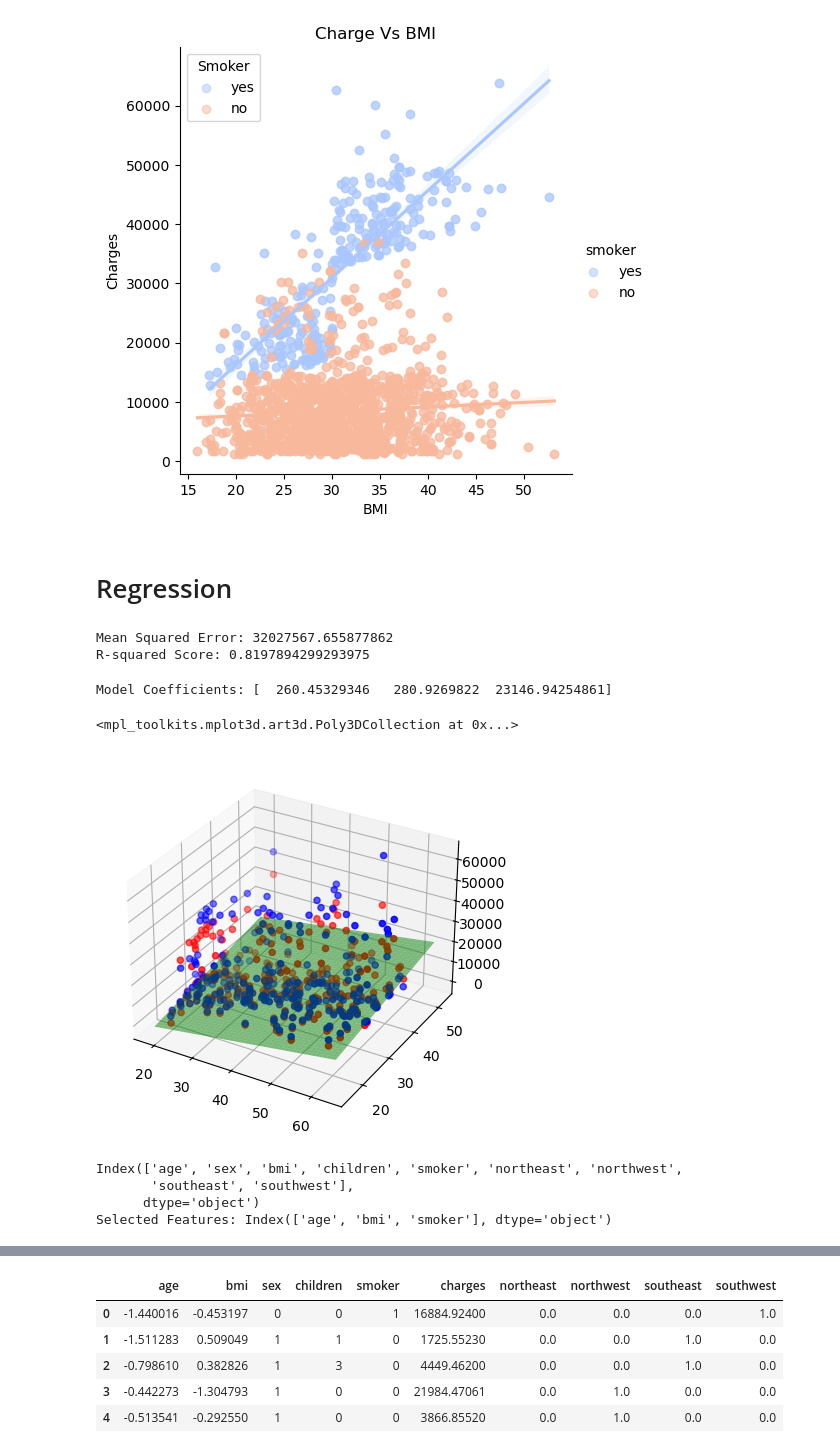
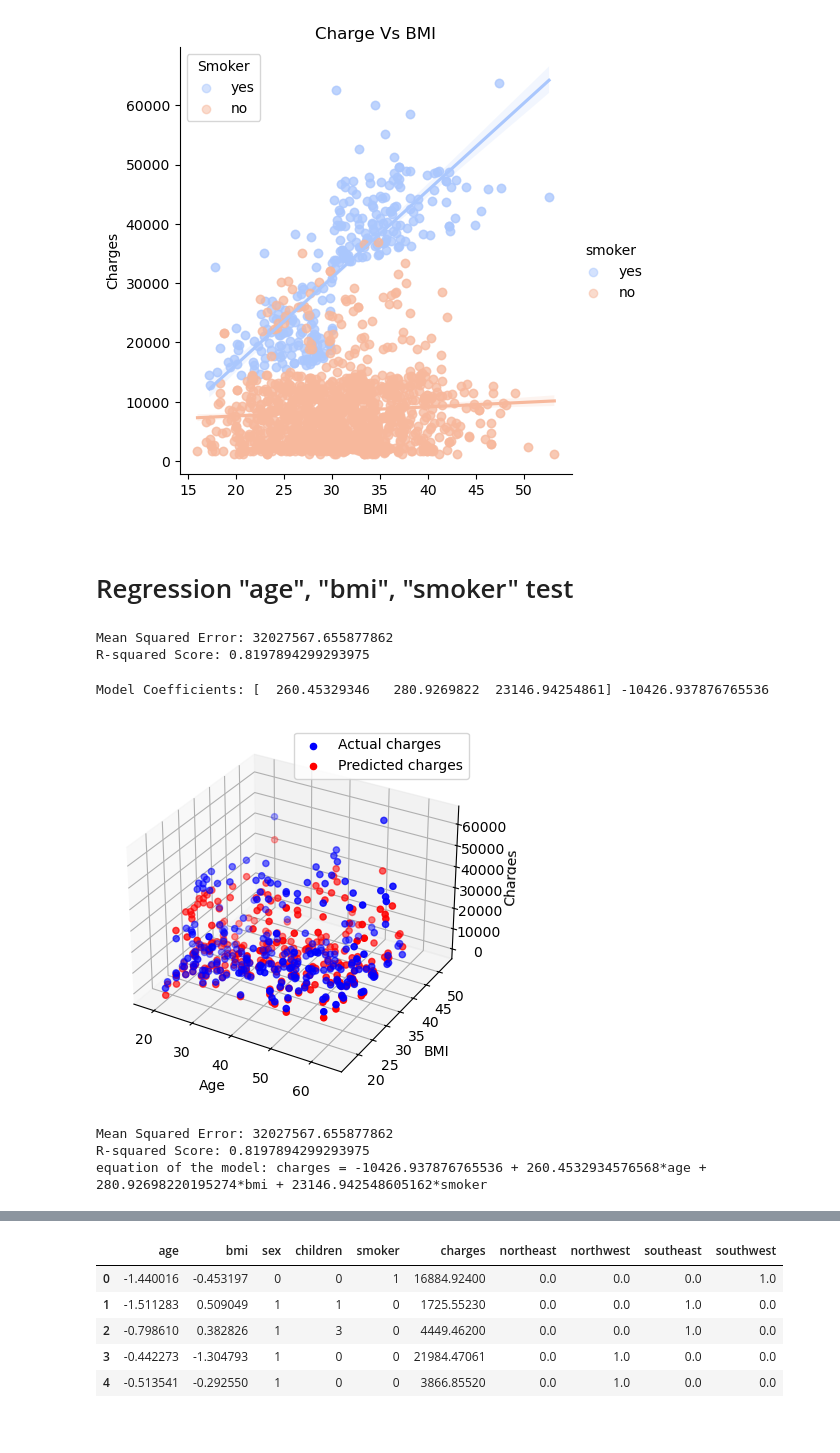
Before and after one commit to sacha-sz/SY09-Projet, a Jupyter notebook: linearRegression.ipynb, the cells around one changed output, grey strips where cells are left out. Drawn from its saved outputs; the diff is of its cells as text; code cells hidden in the pictures.

```diff
--- a/linearRegression.ipynb
+++ b/linearRegression.ipynb
@@ -96,7 +98,7 @@ plt.show()
 <Figure size 1200x600 with 0 Axes>
 [figure]
 # %% [markdown]
-# Regression
+# Regression "age", "bmi", "smoker" test
 # %%
 import pandas as pd
 import numpy as np
@@ -142,42 +144,45 @@ Mean Squared Error: 32027567.655877862
 R-squared Score: 0.8197894299293975
 # %%
 # equation of the model
-print("Model Coefficients:", model.coef_)
+print("Model Coefficients:", model.coef_, model.intercept_)
 
 #plot equation of the model
 fig = plt.figure()
 ax = fig.add_subplot(111, projection='3d')
 ax.scatter(X_test["age"], X_test["bmi"], y_test, color='blue', label='Actual charges')
 ax.scatter(X_test["age"], X_test["bmi"], y_pred, color='red', label='Predicted charges')
-
-#plot model equation
-x = np.linspace(18, 64, 100)
-y = np.linspace(15, 53, 100)
-x, y = np.meshgrid(x, y)
-z = model.coef_[0] * x + model.coef_[1] * y + model.intercept_
-ax.plot_surface(x, y, z, alpha=0.5, color='green', label='Regression Plane')
+ax.set_xlabel('Age')
+ax.set_ylabel('BMI')
+ax.set_zlabel('Charges')
+plt.legend()
+plt.show()
 # %% [output]
-Model Coefficients: [  260.45329346   280.9269822  23146.94254861]
+Model Coefficients: [  260.45329346   280.9269822  23146.94254861] -10426.937876765536
-<mpl_toolkits.mplot3d.art3d.Poly3DCollection at 0x...>
-[figure, old version]
+[figure, new version]
-# %%
-# trouver les meilleurs varible pour la regression:
-
-from sklearn.feature_selection import SelectKBest
-from sklearn.feature_selection import f_regression
-from sklearn.feature_selection import mutual_info_regression
-
-X = df.drop(columns=["charges"])
-#print(X.columns)
-y = df["charges"]
-
-selector = SelectKBest(score_func=f_regression, k=3)
-selector.fit(X, y)
-X_new = selector.transform(X)
-
-print("Selected Features:", X.columns[selector.get_support()])
-# %% [output]
-Index(['age', 'sex', 'bmi', 'children', 'smoker', 'northeast', 'northwest',
-       'southeast', 'southwest'],
-      dtype='object')
-Selected Features: Index(['age', 'bmi', 'smoker'], dtype='object')
+# %%
+
+#plot model equation c = fc(age,bmi,smoker)
+X = df[["age", "bmi", "smoker"]]
+y = df["charges"]
+
+from sklearn.model_selection import train_test_split
+from sklearn.linear_model import LinearRegression
+from sklearn.metrics import mean_squared_error, r2_score
+
+X_train, X_test, y_train, y_test = train_test_split(X, y, test_size=0.2, random_state=42)
+
+model = LinearRegression()
+model.fit(X_train, y_train)
+y_pred = model.predict(X_test)
+
+mse = mean_squared_error(y_test, y_pred)
+r2 = r2_score(y_test, y_pred)
+
+print("Mean Squared Error:", mse)
+print("R-squared Score:", r2)
+#model equation
+print(f"equation of the model: charges = {model.intercept_} + {model.coef_[0]}*age + {model.coef_[1]}*bmi + {model.coef_[2]}*smoker")
+# %% [output]
+Mean Squared Error: 32027567.655877862
+R-squared Score: 0.8197894299293975
+equation of the model: charges = -10426.937876765536 + 260.4532934576568*age + 280.92698220195274*bmi + 23146.942548605162*smoker
```
Also changed, not shown: parts of 15 cells of this notebook, 2 other files.
